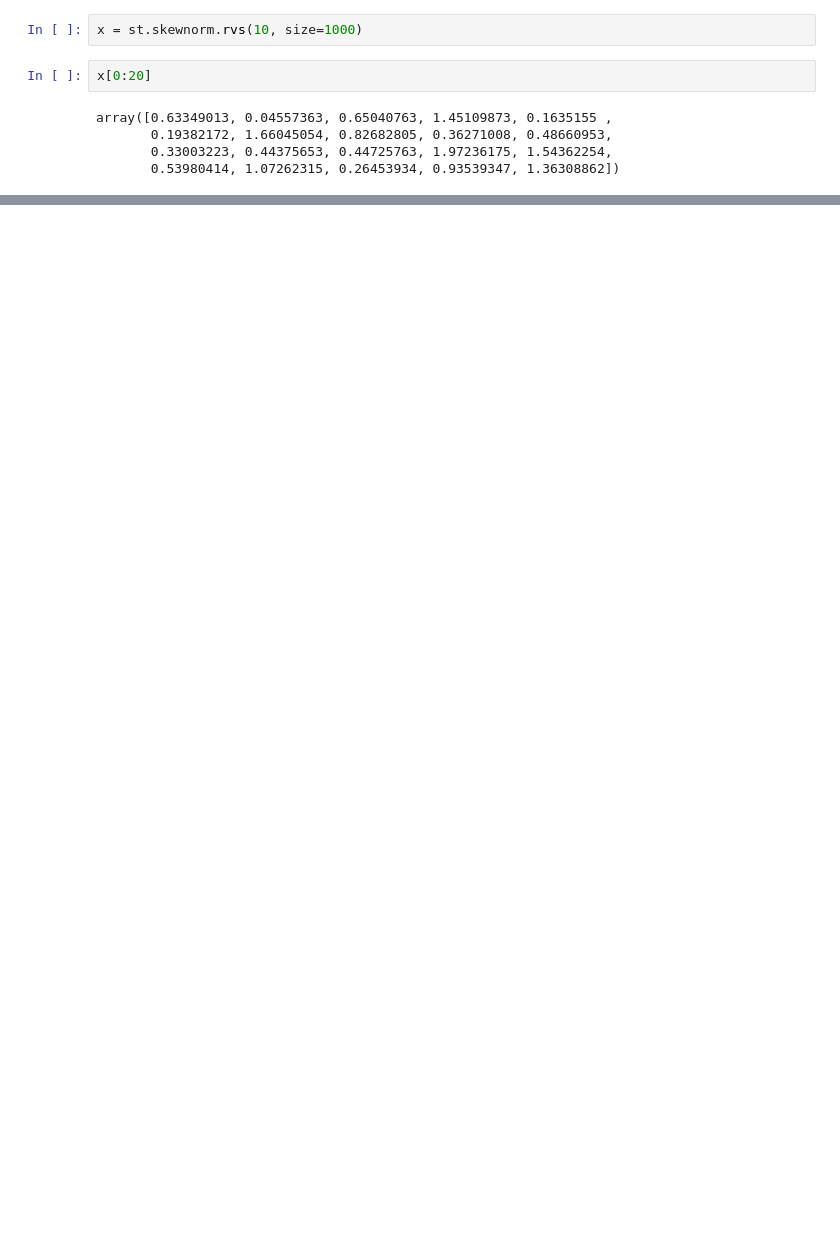
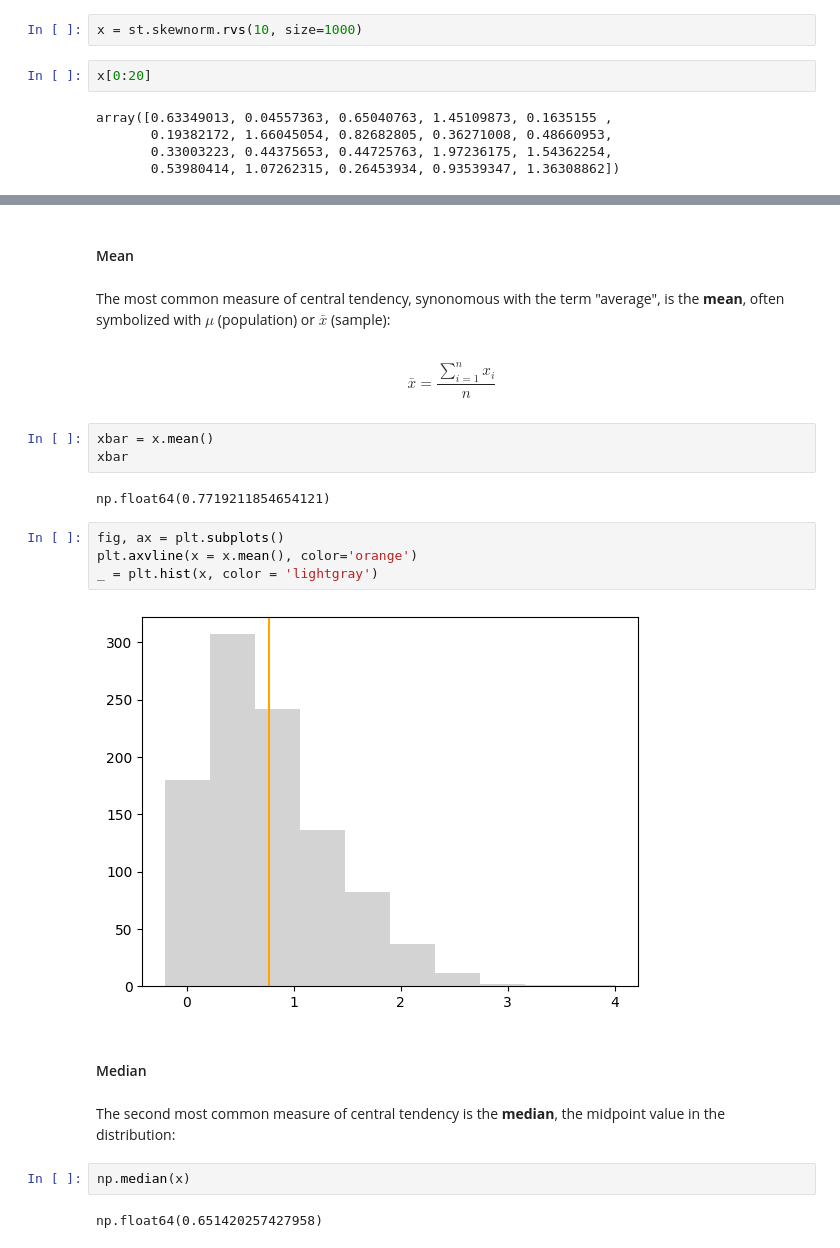
Before and after one commit to fxrxhmohamed/DEPI_Projects, a Jupyter notebook: DataAnalysis/statistics.ipynb, the cells around one changed output, grey strips where cells are left out. Drawn from its saved outputs; the diff is of its cells as text; blank space fills up the shorter version.

```diff
--- a/DataAnalysis/statistics.ipynb
+++ b/DataAnalysis/statistics.ipynb
@@ -31,0 +75,25 @@ _ = plt.hist(x, color= 'lightgray', bins=50)
+# %% [markdown]
+#### Mean
+# %% [markdown]
+The most common measure of central tendency, synonomous with the term "average", is the **mean**, often symbolized with $\mu$ (population) or $\bar{x}$ (sample):
+# %% [markdown]
+$$ \bar{x} = \frac{\sum_{i=1}^n x_i}{n} $$
+# %%
+xbar = x.mean()
+xbar
+# %% [output]
+np.float64(0.7719211854654121)
+# %%
+fig, ax = plt.subplots()
+plt.axvline(x = x.mean(), color='orange')
+_ = plt.hist(x, color = 'lightgray')
+# %% [output]
+[figure, added]
+# %% [markdown]
+#### Median
+# %% [markdown]
+The second most common measure of central tendency is the **median**, the midpoint value in the distribution:
+# %%
+np.median(x)
+# %% [output]
+np.float64(0.651420257427958)
```
Also changed, not shown: parts of 477 cells of this notebook.
